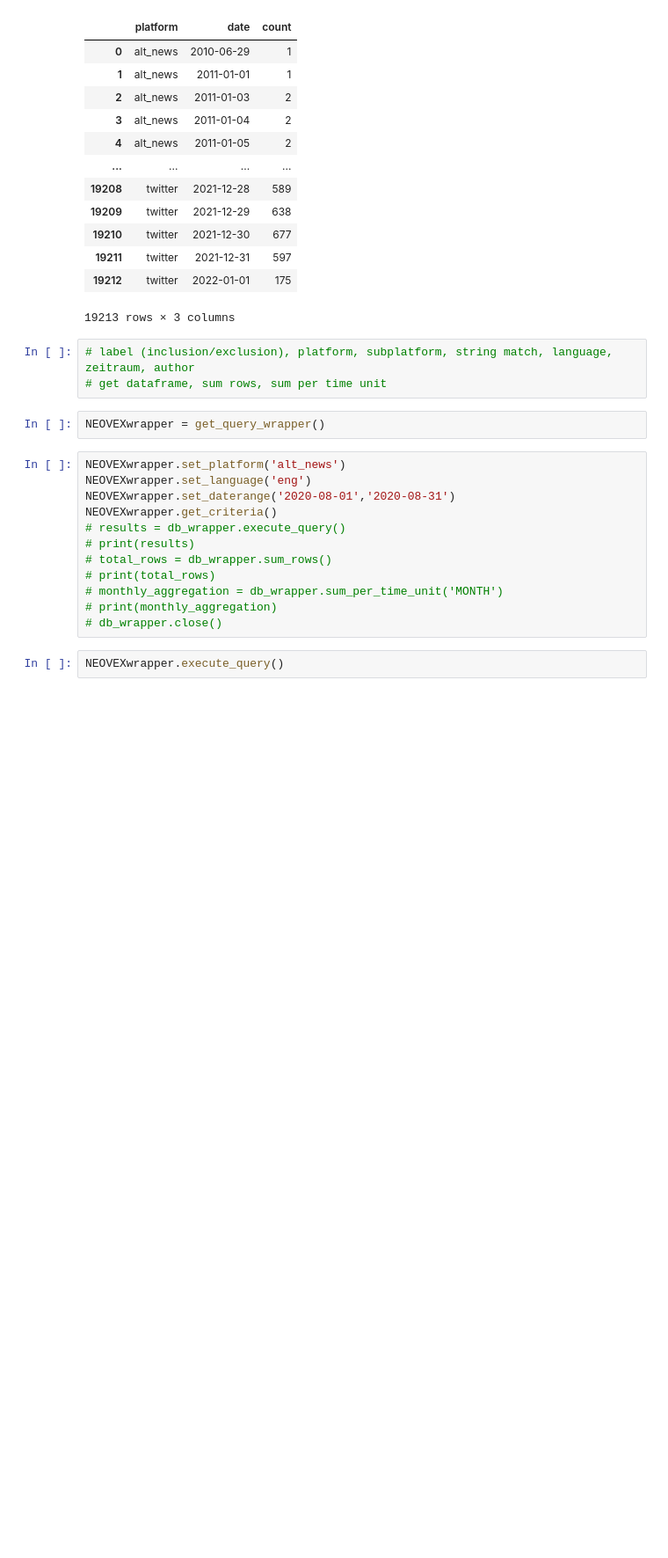
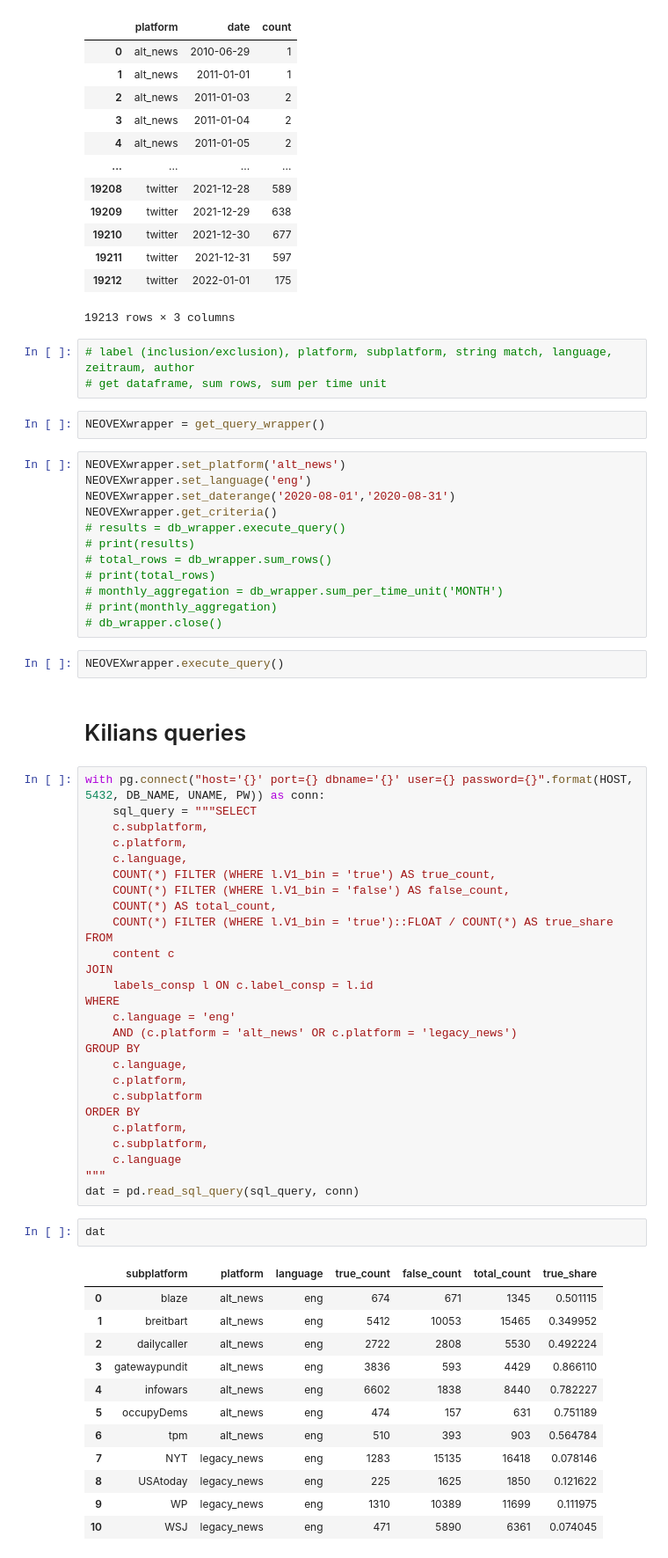
Before and after one commit to LKSeiling/db_neovex, a Jupyter notebook: queryDB.ipynb, the cells around one changed output. Shown at 88% size. Drawn from its saved outputs; the diff is of its cells as text; blank space fills up the shorter version.

Commit message:
added news queries

```diff
--- a/queryDB.ipynb
+++ b/queryDB.ipynb
@@ -95,3 +125,47 @@ NEOVEXwrapper.get_criteria()
 # db_wrapper.close()
 # %%
 NEOVEXwrapper.execute_query()
+# %% [markdown]
+# Kilians queries
+# %%
+with pg.connect("host='{}' port={} dbname='{}' user={} password={}".format(HOST, 5432, DB_NAME, UNAME, PW)) as conn:
+    sql_query = """SELECT
+    c.subplatform,
+    c.platform,
+    c.language,
+    COUNT(*) FILTER (WHERE l.V1_bin = 'true') AS true_count,
+    COUNT(*) FILTER (WHERE l.V1_bin = 'false') AS false_count,
+    COUNT(*) AS total_count,
+    COUNT(*) FILTER (WHERE l.V1_bin = 'true')::FLOAT / COUNT(*) AS true_share
+FROM
+    content c
+JOIN
+    labels_consp l ON c.label_consp = l.id
+WHERE
+    c.language = 'eng'
+    AND (c.platform = 'alt_news' OR c.platform = 'legacy_news')
+GROUP BY
+    c.language,
+    c.platform,
+    c.subplatform
+ORDER BY
+    c.platform,
+    c.subplatform,
+    c.language
+"""
+dat = pd.read_sql_query(sql_query, conn)
+# %%
+dat
+# %% [output]
+|  | subplatform | platform | language | true_count | false_count | total_count | true_share |
+| 0 | blaze | alt_news | eng | 674 | 671 | 1345 | 0.501115 |
+| 1 | breitbart | alt_news | eng | 5412 | 10053 | 15465 | 0.349952 |
+| 2 | dailycaller | alt_news | eng | 2722 | 2808 | 5530 | 0.492224 |
+| 3 | gatewaypundit | alt_news | eng | 3836 | 593 | 4429 | 0.866110 |
+| 4 | infowars | alt_news | eng | 6602 | 1838 | 8440 | 0.782227 |
+| 5 | occupyDems | alt_news | eng | 474 | 157 | 631 | 0.751189 |
+| 6 | tpm | alt_news | eng | 510 | 393 | 903 | 0.564784 |
+| 7 | NYT | legacy_news | eng | 1283 | 15135 | 16418 | 0.078146 |
+| 8 | USAtoday | legacy_news | eng | 225 | 1625 | 1850 | 0.121622 |
+| 9 | WP | legacy_news | eng | 1310 | 10389 | 11699 | 0.111975 |
+| 10 | WSJ | legacy_news | eng | 471 | 5890 | 6361 | 0.074045 |
```
Also changed, not shown: parts of 4 cells of this notebook, 2 other files.
